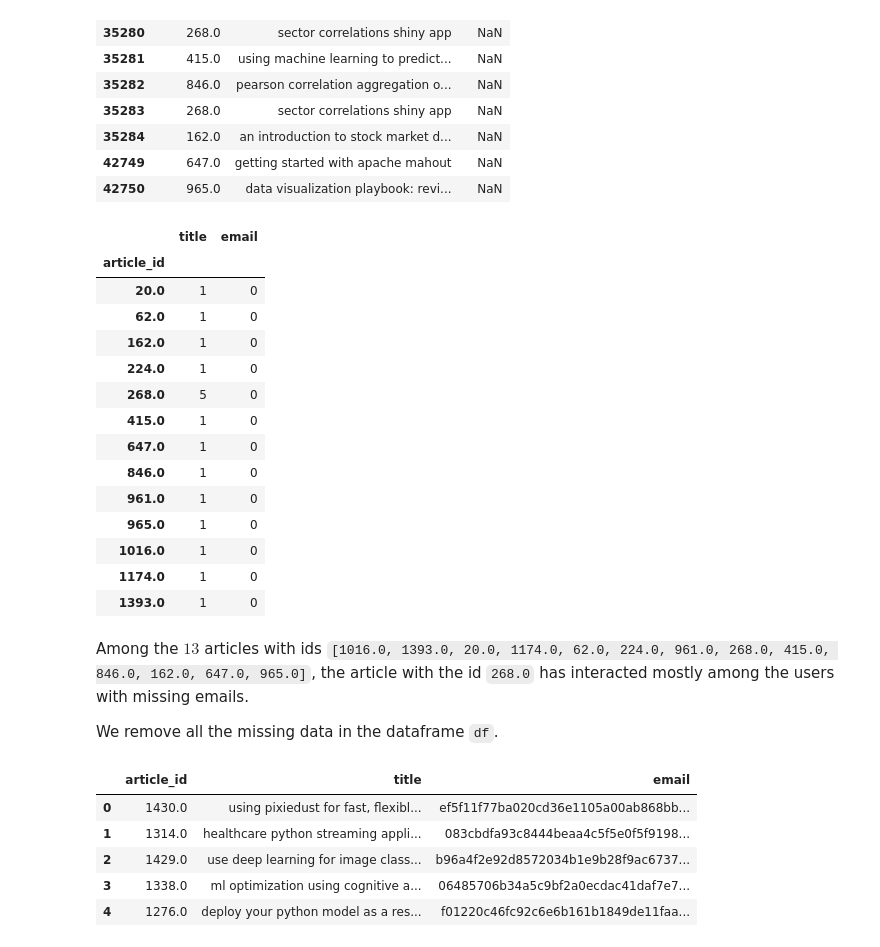
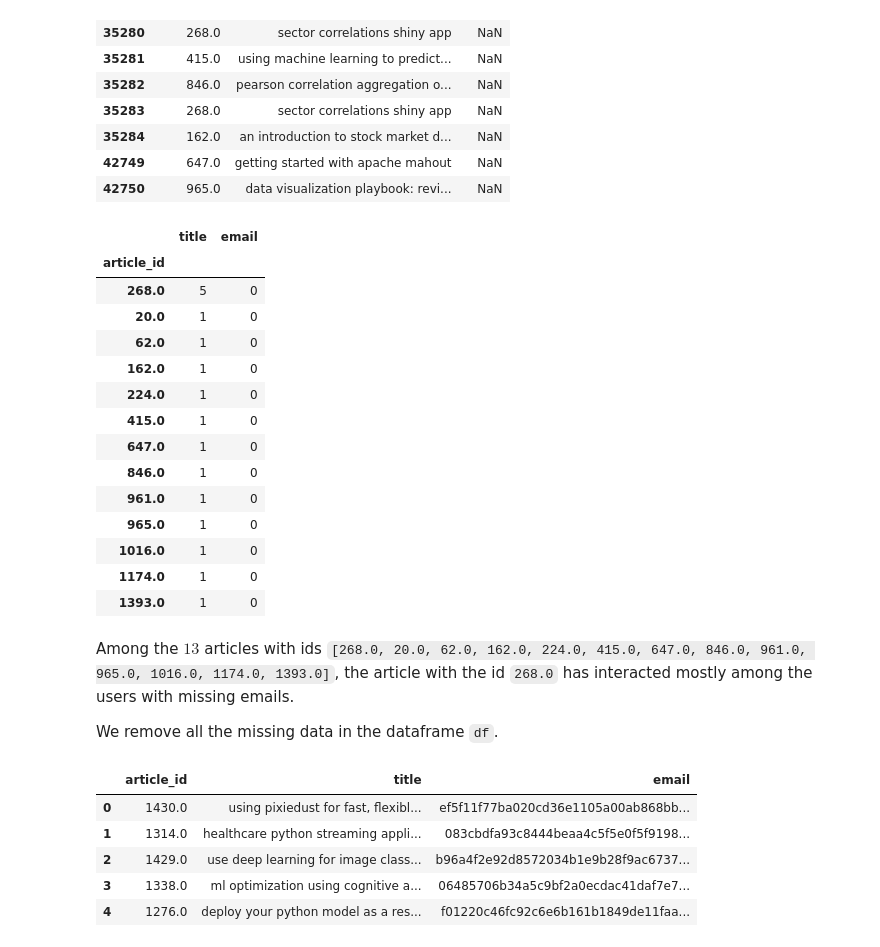
Before and after one commit to evansdoe/ibm-recommendation, a Jupyter notebook: Recommendations_with_IBM.ipynb, the cells around one changed output. Saved outputs shown, nothing was run; the diff lists cells and outputs as text; code cells hidden in the pictures.

```diff
--- a/Recommendations_with_IBM.ipynb
+++ b/Recommendations_with_IBM.ipynb
@@ -93,15 +90,15 @@ nan_email_df
 | 42749 | 647.0 | getting started with apache mahout | NaN |
 | 42750 | 965.0 | data visualization playbook: revi... | NaN |
 # %%
-nan_email_df.groupby('article_id').count()
+nan_email_df.groupby('article_id').count().sort_values(by=['title'], ascending=False)
 # %% [output]
 |  | title | email |
 | article_id |  |  |
+| 268.0 | 5 | 0 |
 | 20.0 | 1 | 0 |
 | 62.0 | 1 | 0 |
 | 162.0 | 1 | 0 |
 | 224.0 | 1 | 0 |
-| 268.0 | 5 | 0 |
 | 415.0 | 1 | 0 |
 | 647.0 | 1 | 0 |
 | 846.0 | 1 | 0 |
@@ -111,7 +108,7 @@ nan_email_df.groupby('article_id').count()
 | 1174.0 | 1 | 0 |
 | 1393.0 | 1 | 0 |
 # %% [markdown]
-Among the $13$ articles with ids `[1016.0, 1393.0, 20.0, 1174.0, 62.0, 224.0, 961.0, 268.0, 415.0, 846.0, 162.0, 647.0, 965.0]`, the article with the id `268.0` has interacted mostly among the users with missing emails.
+Among the $13$ articles with ids `[268.0, 20.0, 62.0, 162.0, 224.0, 415.0, 647.0, 846.0, 961.0, 965.0, 1016.0, 1174.0, 1393.0]`, the article with the id `268.0` has interacted mostly among the users with missing emails.
 
 We remove all the missing data in the dataframe `df`.
 # %%
```
Also changed, not shown: parts of 11 cells of this notebook.
